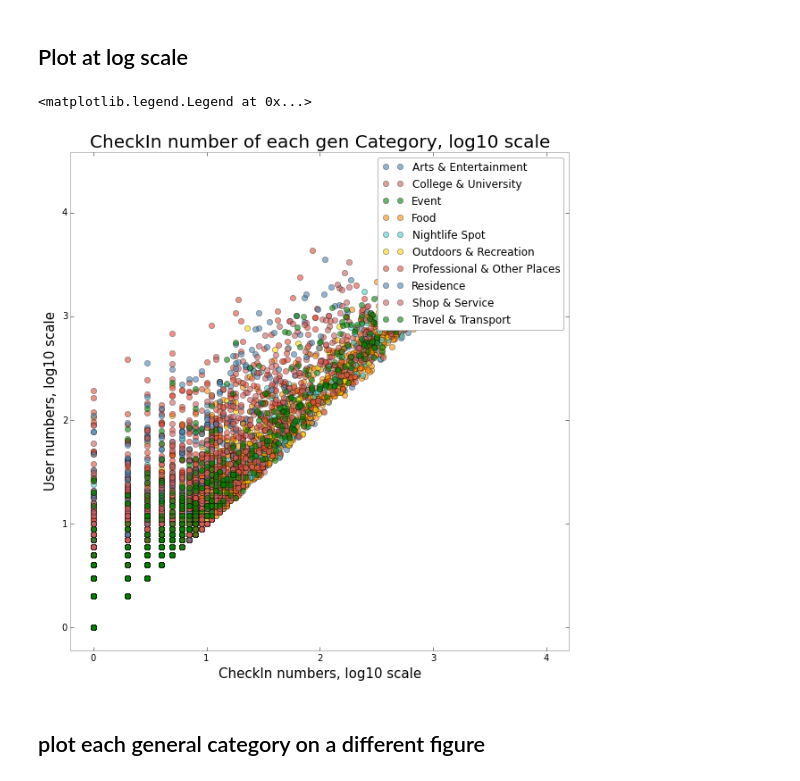
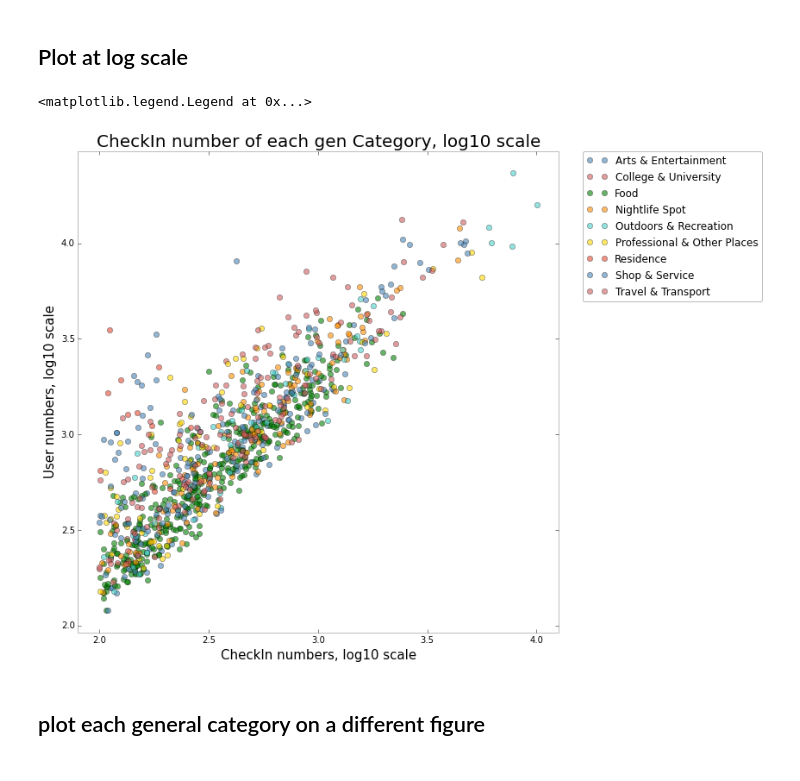
Before and after one commit to Elixeus/ads_project_shared_code, a Jupyter notebook: analysis.ipynb, the cells around one changed output. Drawn from its saved outputs; the diff is of its cells as text; code cells hidden in the pictures.

```diff
--- a/analysis.ipynb
+++ b/analysis.ipynb
@@ -91,0 +117,4 @@ data2.head()
+# %%
+data3 = data2[(data2['users'] >= 100) &
+              (data2['checkIns'] >= 100) &
+              (data2['CateValue'] != np.nan)]
@@ -93,7 +133,7 @@ data2.head()
 ## Plot all the general categories on the same figure using different colors for each category.
 # %%
 # group the data by general category
-groups = data2.groupby('genCategory')
+groups = data3.groupby('genCategory')
 # create a 10 * 10 figure
 fig, ax = plt.subplots(figsize=(10,10))
 # add 5% padding to the autoscaling
@@ -103,8 +143,8 @@ for name, group in groups:
     ax.plot(group.users, group.checkIns, marker='o',
             linestyle='', ms=6, alpha=.6, label=name )
 
-ax.set_ylabel('User numbers, log10 scale', fontsize=15)
-ax.set_xlabel('CheckIn numbers, log10 scale', fontsize=15)
+ax.set_ylabel('User numbers', fontsize=15)
+ax.set_xlabel('CheckIn numbers', fontsize=15)
 ax.set_title('CheckIn number of each gen Category', fontsize=20)
 ax.legend()
 # %% [output]
@@ -114,24 +154,23 @@ ax.legend()
 ## Plot at log scale
 # %%
 # group the data by general category
-groups = data2.groupby('genCategory')
+groups = data3.groupby('genCategory')
 # create a 10 * 10 figure
 fig, ax = plt.subplots(figsize=(10,10))
 # add 5% padding to the autoscaling
 ax.margins(0.05)
 # plot all the general categories
 for name, group in groups:
     ax.plot(np.log10(group.users), np.log10(group.checkIns), marker='o',
             linestyle='', ms=6, alpha=.6, label=name )
 
 ax.set_ylabel('User numbers, log10 scale', fontsize=15)
 ax.set_xlabel('CheckIn numbers, log10 scale', fontsize=15)
 ax.set_title('CheckIn number of each gen Category, log10 scale', fontsize=20)
 ax.grid(False)
-ax.legend()
-#ax.legend(numpoints=1)
+ax.legend(bbox_to_anchor=(1.05, 1), loc=2, borderaxespad=0.)
 # %% [output]
 <matplotlib.legend.Legend at 0x...>
-[figure, old version]
+[figure, new version]
 # %% [markdown]
 ## plot each general category on a different figure
```
Also changed, not shown: parts of 39 cells of this notebook.
